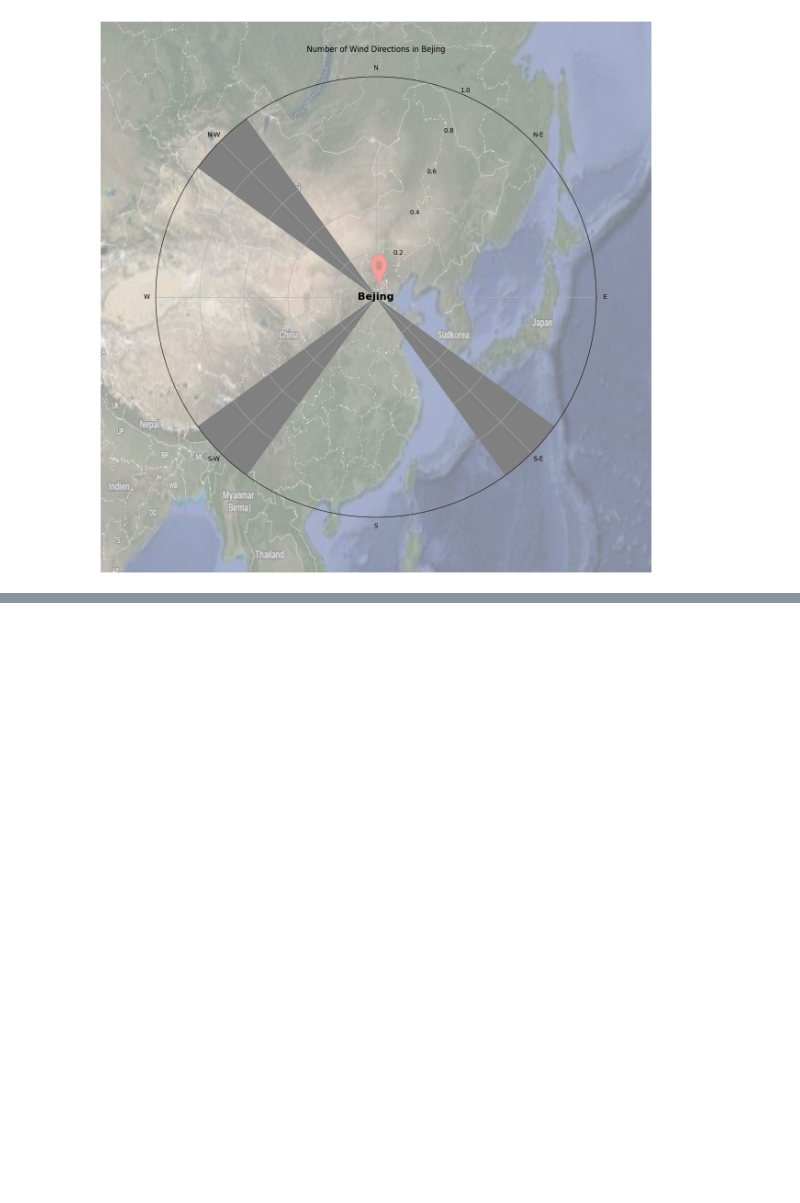
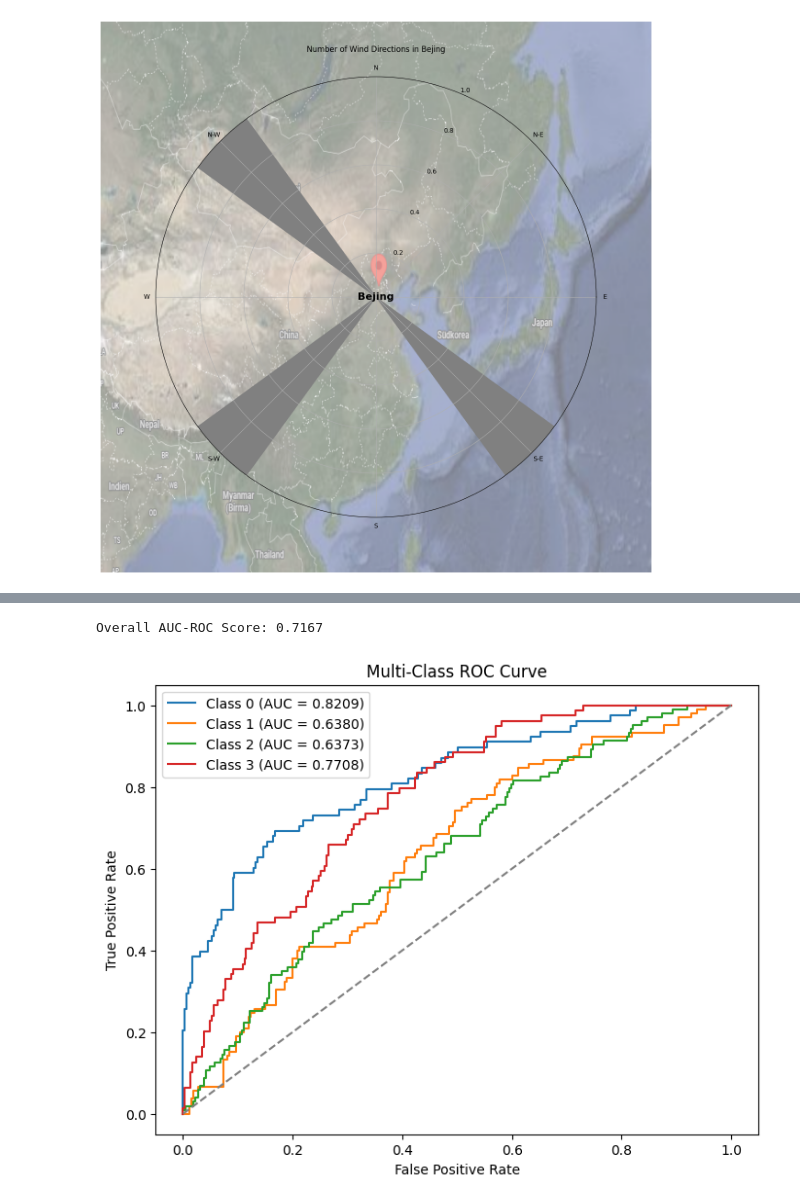
Before and after one commit to davidedalce/Air-Quality-Forecast, a Jupyter notebook: notebooks/EDA.ipynb, the cells around one changed output, grey strips where cells are left out. Cells and saved outputs as stored; diff of their text form; code cells hidden in the pictures; blank space fills up the shorter version.

```diff
--- a/notebooks/EDA.ipynb
+++ b/notebooks/EDA.ipynb
@@ -367,0 +607,23 @@ test
+# %%
+y_test_binarized = label_binarize(y_test, classes=[0, 1, 2, 3])  # Adjust class labels if necessary
+n_classes = y_test_binarized.shape[1]
+
+auc_scores = roc_auc_score(y_test_binarized, y_pred_proba, multi_class="ovr")
+print(f"\nOverall AUC-ROC Score: {auc_scores:.4f}")
+
+# Plot ROC Curve for each class
+plt.figure(figsize=(8, 6))
+for i in range(n_classes):
+    fpr, tpr, _ = roc_curve(y_test_binarized[:, i], y_pred_proba[:, i])
+    plt.plot(fpr, tpr, label=f"Class {i} (AUC = {roc_auc_score(y_test_binarized[:, i], y_pred_proba[:, i]):.4f})")
+
+# Plot settings
+plt.plot([0, 1], [0, 1], linestyle="--", color="gray")  # Diagonal line
+plt.xlabel("False Positive Rate")
+plt.ylabel("True Positive Rate")
+plt.title("Multi-Class ROC Curve")
+plt.legend()
+plt.show()
+# %% [output]
+Overall AUC-ROC Score: 0.7167
+[figure, added]
```
Also changed, not shown: parts of 27 cells of this notebook.
